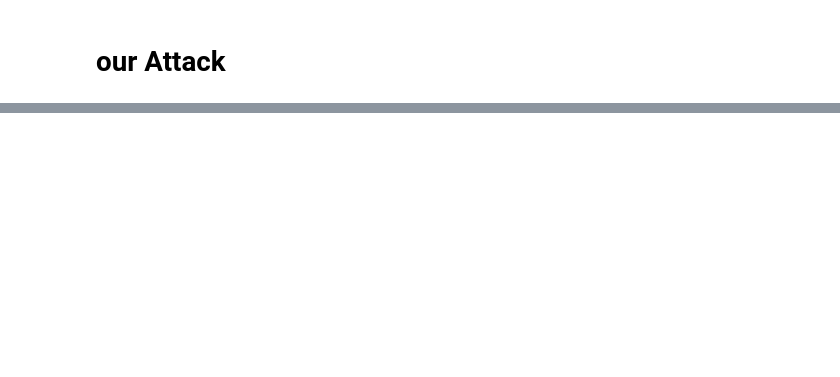
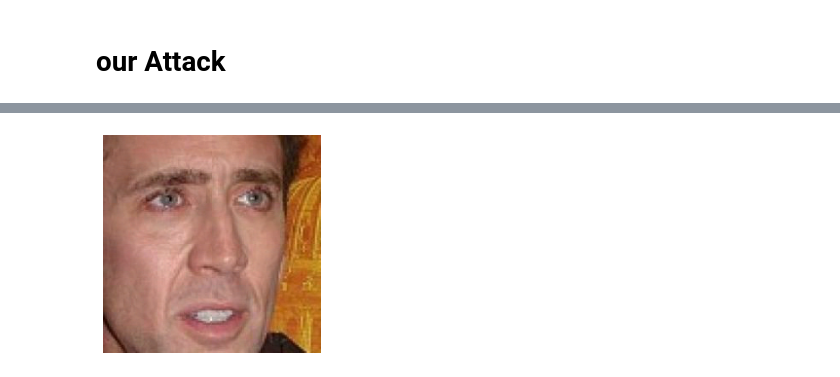
Before and after one commit to WeiHao97/deepxplore, a Jupyter notebook: ImageNet/face_recog.ipynb, the cells around one changed output, grey strips where cells are left out. Drawn from its saved outputs; the diff is of its cells as text; code cells hidden in the pictures; blank space fills up the shorter version.

```diff
--- a/ImageNet/face_recog.ipynb
+++ b/ImageNet/face_recog.ipynb
@@ -687,2 +441,0 @@ Traceback (most recent call last):
-# %%
-q_model = tfmot.quantization.keras.quantize_model(fp_model)
@@ -693,2 +441,0 @@ q_model.compile(optimizer=tf.keras.optimizers.RMSprop(lr=2e-5),
-# %%
-q_model.fit(train_ds,epochs=2)
@@ -699,0 +513,12 @@ KeyboardInterrupt:
+# %%
+pil_img2 = tf.keras.preprocessing.image.array_to_img(test_image_deprocess)
+from IPython.display import Image
+imgplot = plt.imshow(pil_img2)
+#txt = "{Full-precision: " + decode[str(label1 )] + ',' + '{:.3f}'.format(pred1[0][label1]) + '}'
+#plt.figtext(.5, .05, txt, ha='center')
+#txt = "{Quantized    : " + decode[str(label2 )] + ',' + '{:.3f}'.format(pred2[0][label2]) + '}'
+#plt.figtext(.5, .00001, txt, ha='center')
+plt.axis('off')
+plt.show()
+# %% [output]
+[figure, added]
```
Also changed, not shown: parts of 151 cells of this notebook, 19 other files.
